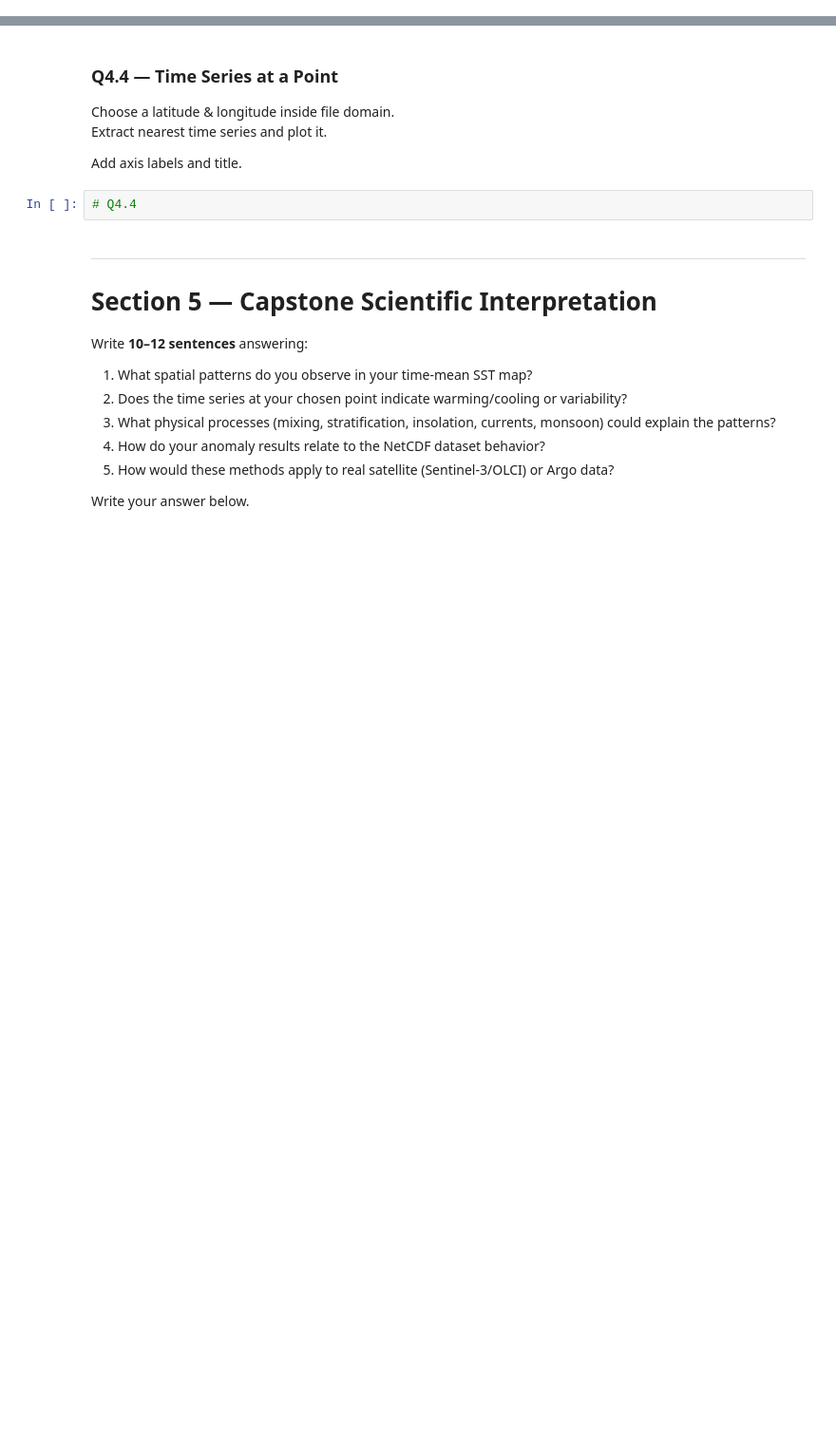
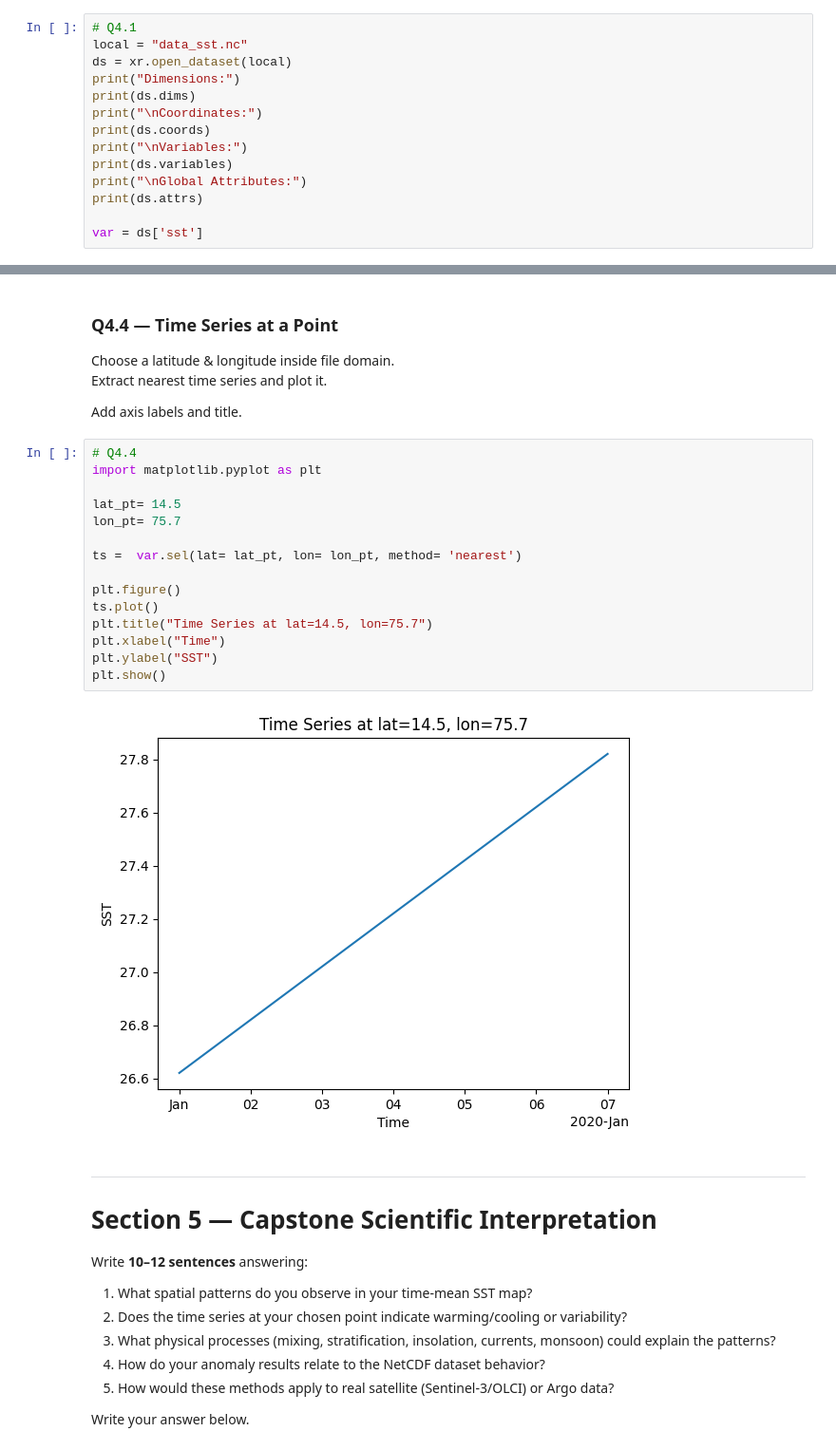
Before and after one commit to rsgis2025vedika-dev/python-basics, a Jupyter notebook: notebooks/05_Capstone_Assignment.ipynb, the cells around one changed output, grey strips where cells are left out. Shown: that part at 95% size. Saved outputs shown, nothing was run; the diff lists cells and outputs as text; blank space fills up the shorter version.

```diff
--- a/notebooks/05_Capstone_Assignment.ipynb
+++ b/notebooks/05_Capstone_Assignment.ipynb
@@ -351,0 +326,14 @@ Attributes:
+# %%
+# Q4.1
+local = "data_sst.nc"
+ds = xr.open_dataset(local)
+print("Dimensions:")
+print(ds.dims)
+print("\nCoordinates:")
+print(ds.coords)
+print("\nVariables:")
+print(ds.variables)
+print("\nGlobal Attributes:")
+print(ds.attrs)
+
+var = ds['sst']
@@ -393,8 +399,23 @@ Choose a latitude & longitude inside file domain.
 Extract nearest time series and plot it.
 
 Add axis labels and title.
-# %%
-# Q4.4
+# %%
+# Q4.4
+import matplotlib.pyplot as plt
+
+lat_pt= 14.5
+lon_pt= 75.7
+
+ts =  var.sel(lat= lat_pt, lon= lon_pt, method= 'nearest')
+
+plt.figure()
+ts.plot()
+plt.title("Time Series at lat=14.5, lon=75.7")
+plt.xlabel("Time")
+plt.ylabel("SST")
+plt.show()
+# %% [output]
+[figure, added]
 # %% [markdown]
 ---
 # **Section 5 — Capstone Scientific Interpretation**
```
Also changed, not shown: parts of 2 cells of this notebook.
